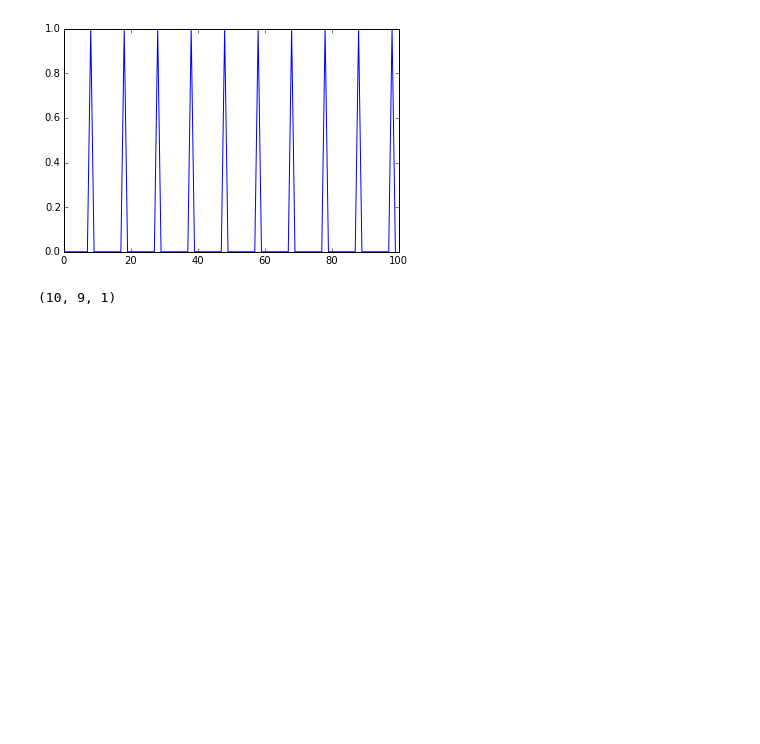
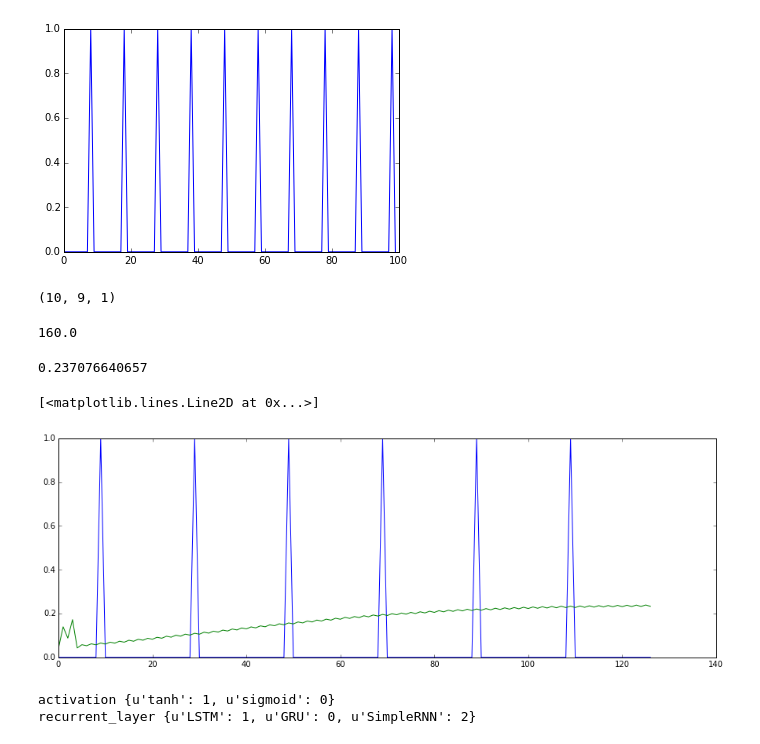
Before and after one commit to dwiel/deepfreq, a Jupyter notebook: LSTM Rythm.ipynb, the cells around one changed output. Cells and saved outputs as stored; diff of their text form; code cells hidden in the pictures; blank space fills up the shorter version.

```diff
--- a/LSTM Rythm.ipynb
+++ b/LSTM Rythm.ipynb
@@ -64,20 +64,38 @@ def build_model(learning_rate=None, recurrent_layer=None, n_hidden=None, n_layer
     else:
         model.add(recurrent_layer(input_dim=n_hidden, output_dim=1, activation=activation, return_sequences=True))
 
-    sgd = SGD(lr=learning_rate)
+    # sgd = SGD(lr=learning_rate)
 
-    model.compile(loss='mean_squared_error', optimizer=sgd)
+    # model.compile(loss='mean_squared_error', optimizer=sgd)
+    model.compile(loss='mean_squared_error', optimizer='rmsprop')
 
     return model
 # %%
 BATCH_SIZE = 1024*128
 LENGTH = 128
+# %%
+8*60/3.
+# %% [output]
+160.0
+# %%
+params = {
+    'learning_rate': 0.1,
+    'recurrent_layer': SimpleRNN,
+    'activation': 'tanh',
+    'every_n': 20,
+    'n_hidden': 1024,
+    'n_layers': 4,
+    'tdd_in': False,
+    'tdd_out': False,
+}
 # %%
+from IPython.display import clear_output
 import json
 
-for i in range(1):
+# for i in range(1000):
+for i in [1]:
     # build model
-    params = random_sample()
+    # params = random_sample()
     model = build_model(**params)
 
     # make training data
@@ -88,17 +106,24 @@ for i in range(1):
 
     # log to file one line per model, data represented by json
     params['loss'] = history.history['loss'][0]
+    params['recurrent_layer'] = params['recurrent_layer'].__name__
     with open('log', 'a') as f:
         f.write(json.dumps(params))
+
+    clear_output()
 # %%
 # predict one example
 X, Y = batch(1, one_every_n, LENGTH, params['every_n'])
 Y_out = model.predict(X)
 # %%
 # plot example
-
+print params['loss']
 plot(X[0,:])
-show()
+# show()
 # plot(Y[0,:])
 plot(Y_out[0,:])
-show()
+# show()
+# %% [output]
+0.237076640657
+[<matplotlib.lines.Line2D at 0x...>]
+[figure, added]
@@ -104,0 +144,8 @@ show()
+# %%
+for c in ['activation', 'recurrent_layer']:
+    d = {k: v for v, k in enumerate(sorted(list(set(df[c]))))}
+    print c, d
+    df[c] = [d[e] for e in df[c]]
+# %% [output]
+activation {u'tanh': 1, u'sigmoid': 0}
+recurrent_layer {u'LSTM': 1, u'GRU': 0, u'SimpleRNN': 2}
```
Also changed, not shown: parts of 6 cells of this notebook, 3 other files.
